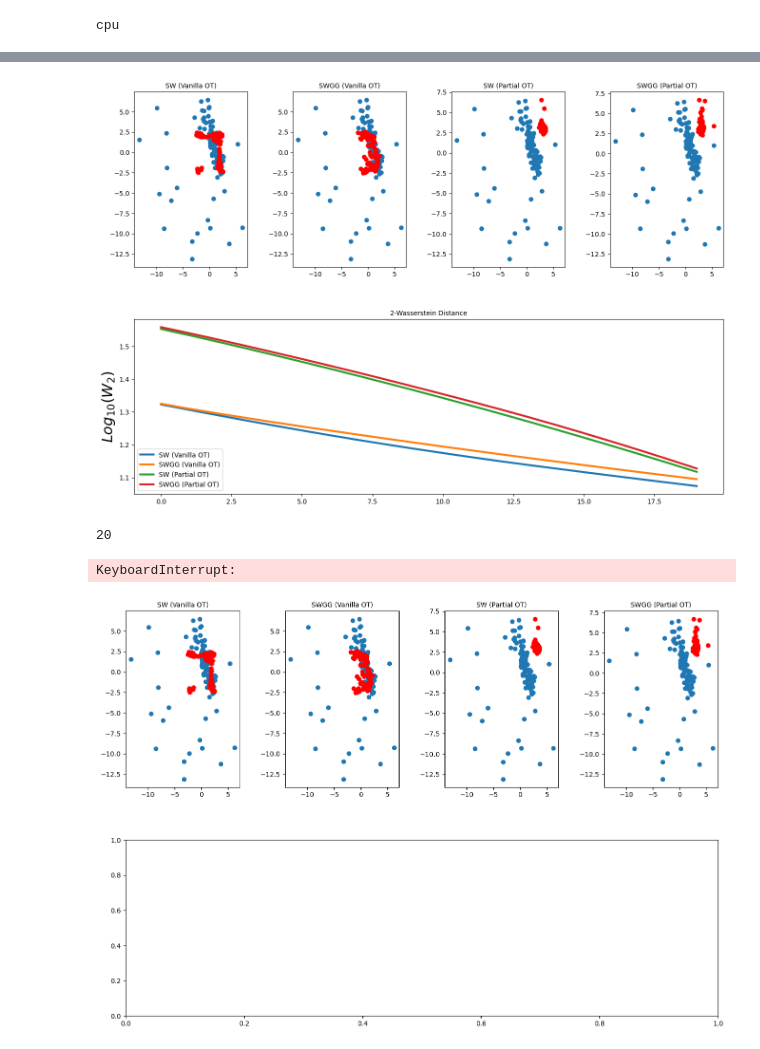
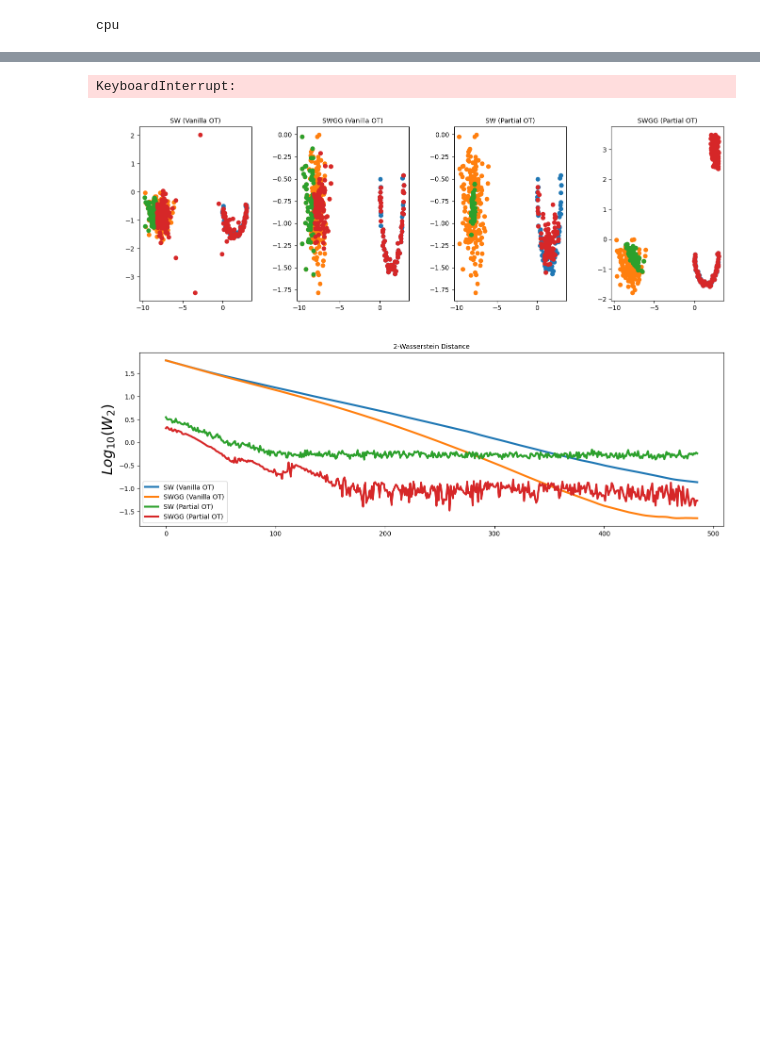
Before and after one commit to rtavenar/partial_ot_1d, a Jupyter notebook: partial_GF.ipynb, the cells around one changed output, grey strips where cells are left out. Drawn from its saved outputs; the diff is of its cells as text; code cells hidden in the pictures; blank space fills up the shorter version.

```diff
--- a/partial_GF.ipynb
+++ b/partial_GF.ipynb
@@ -63,0 +237,11 @@ cpu
+# %%
+results_folder = './Results/Gradient_Flow'
+if not os.path.isdir(results_folder):
+    os.mkdir(results_folder)
+foldername = os.path.join(results_folder, 'Gifs')
+if not os.path.isdir(foldername):
+    os.mkdir(foldername)
+
+foldername = os.path.join(results_folder, 'Gifs', dataset_name + '_Comparison')
+if not os.path.isdir(foldername):
+    os.mkdir(foldername)
@@ -70,7 +509,7 @@ nofiterations = 500
 modes = ['linear', 'linear', 'linear','linear']
 titles = ['SW (Vanilla OT)', 'SWGG (Vanilla OT)', 'SW (Partial OT)', 'SWGG (Partial OT)']
 
-lear_rates=4*[1e-1]
+lear_rates=4*[5e-2]
 
 #nb_iteration = [1,200,1,200]
 n_proj = [100,100,100,100]
@@ -88,15 +527,20 @@ w2_dist_partial = np.nan * np.zeros((nofiterations, len(modes)))
 Y = list()
 optimizer = list()
 gsw_res = list()
+X_swp = list()
+Y_swp = list()
+X_swggp = list()
+Y_swggp = list()
 
 for k in range(len(modes)):
-    if k > 1: #for partial scheme: only the good amount of samples into the target distribution
-        temp = np.random.normal(loc=np.array([5, 5]), scale=.25, size=(int(N*.8),d))
-    Y.append(torch.tensor(temp, dtype=torch.float, device=device, requires_grad=True))
+    #if k > 1: #for partial scheme: only the good amount of samples into the target distribution
+    #    temp = np.random.normal(loc=np.array([5, 5]), scale=.25, size=(int(N*.8),d))
+    Y.append(torch.tensor(source, dtype=torch.float, device=device, requires_grad=True))
     optimizer.append(optim.Adam([Y[k]], lr = lear_rates[k]))
     gsw_res.append(gradient_flows.GF(ftype=modes[k], nofprojections=n_proj[k],device=device))
 # %%
 s = len(modes)
+print("optimal number of samples", n_samples_mode2*2)
 
 fig.clear()
 fig = pl.figure(figsize=(4*s, 8+3))
@@ -104,6 +548,8 @@ grid = pl.GridSpec(2, s, wspace=.4, hspace=0.3)
 
 plot_fig = True
 mem_loss = []
+e_swp = 0
+e_swggp = 0
 
 #nofiterations = 5
 for i in range(nofiterations):
@@ -115,14 +561,16 @@ for i in range(nofiterations):
         # Loss computation
         #loss_ = 0
         if k == 0:
+            print(X.shape, Y[0].shape)
             l = gsw_res[k].sw(X.to(device), Y[k],theta=None)
         if k == 1:
             l, theta[k] = gsw_res[k].swgg(X.to(device), Y[k].to(device),theta=None)
         if k == 2:
-            l = gsw_res[k].sw_partial(X.to(device), Y[k],theta=None)
+            l, X_swp, Y_swp, e_swp = gsw_res[k].sw_partial_elbow(X.to(device), Y[k],theta=None)
         if k==3:
-            l, theta[k] = gsw_res[k].swgg_partial(X.to(device), Y[k],theta=None)
+            l, theta[k], X_swggp, Y_swggp, e_swggp = gsw_res[k].swgg_partial_elbow(X.to(device), Y[k],theta=None)
 
+        print(e_swp, e_swggp)
         # Optimization step
         loss_ = l
         loss.append(loss_)
@@ -133,7 +581,7 @@ for i in range(nofiterations):
         # Compute the 2-Wasserstein distance to compare the distributions
         if dist=='w2':
             w2_dist[i, k] = gradient_flows.w2(X.detach().cpu().numpy(), Y[k].detach().cpu().numpy())
-            w2_dist_partial[i, k] = gradient_flows.w2(X.detach().cpu().numpy()[:80], Y[k].detach().cpu().numpy())
+            w2_dist_partial[i, k] = l#gradient_flows.w2(X.detach().cpu().numpy()[:n_samples_mode2*2], Y[k][ :n_samples_mode2*2].detach().cpu().numpy())
 
 
         theta2=theta.numpy()
@@ -142,37 +590,37 @@ for i in range(nofiterations):
                 temp = Y[k].detach().cpu().numpy()
                 pl.subplot(grid[0, k])
                 pl.cla()
-                pl.scatter(X[:,0], X[:,1])
-                pl.scatter(temp[:,0], temp[:,1],c='r')
+                pl.scatter(X[:n_samples_mode1,0], X[:n_samples_mode1,1], c='C1')
+                pl.scatter(X[n_samples_mode1: n_samples_mode2+n_samples_mode1,0], X[n_samples_mode1:n_samples_mode2+n_samples_mode1,1], c='C0')
+                pl.scatter(temp[:n_samples_mode2,0], temp[:n_samples_mode2,1],c='C2')
+                pl.scatter(temp[n_samples_mode2: n_samples_mode2+n_samples_mode1,0], temp[n_samples_mode2: n_samples_mode2+n_samples_mode1,1],c='C3')
                 #pl.axline((0,0), theta2[k][0:2], color='C2')
                 pl.title(titles[k], fontsize=10)
                 xlim1,xlim2=pl.xlim()
                 ylim1,ylim2=pl.ylim()
                 pl.title(titles[k], fontsize=10)
     if plot_fig:
     # Plot the (partial) 2-Wasserstein distance
         pl.subplot(grid[1, 0:s])
         pl.cla()
         pl.plot(np.log10(w2_dist[:,:2]), linewidth=3)
         pl.plot(np.log10(w2_dist_partial[:,2:]), linewidth=3)
         pl.title('2-Wasserstein Distance', fontsize=10)
         pl.ylabel(r'$Log_{10}(W_2)$', fontsize=22)
         pl.legend(titles, fontsize=10, loc='lower left')
 
 
         display.clear_output(wait=True)
         display.display(pl.gcf())
         time.sleep(1e-5)
 
 
     # Save the figure
 
     fig.savefig(foldername + '/img%03d.png'%(i))
     for k in range(s):
         #pl.subplot(grid[:, k])
         pl.cla()
 # %% [output]
+KeyboardInterrupt:
-[figure, old version]
+[figure, new version]
-20
-KeyboardInterrupt:
-[figure, removed]
```
Also changed, not shown: parts of 18 cells of this notebook, 4 other files.
